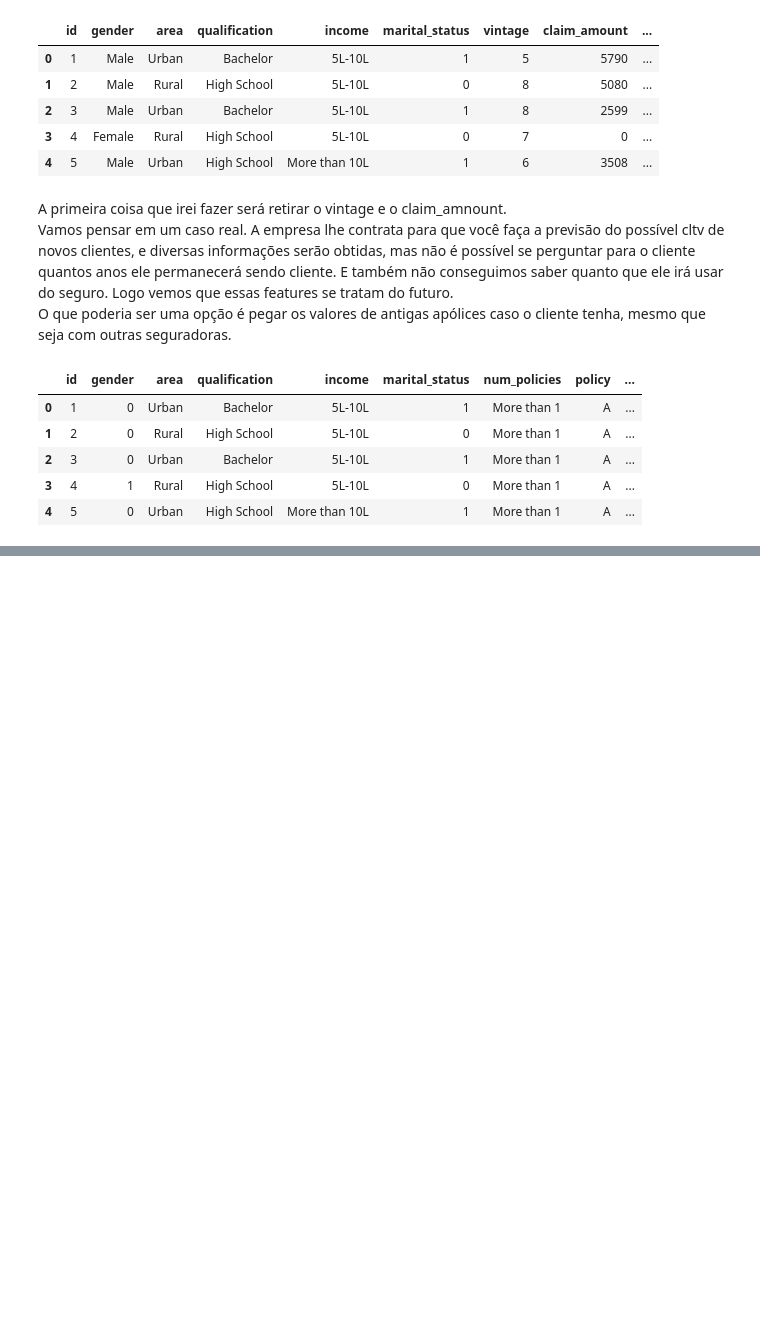
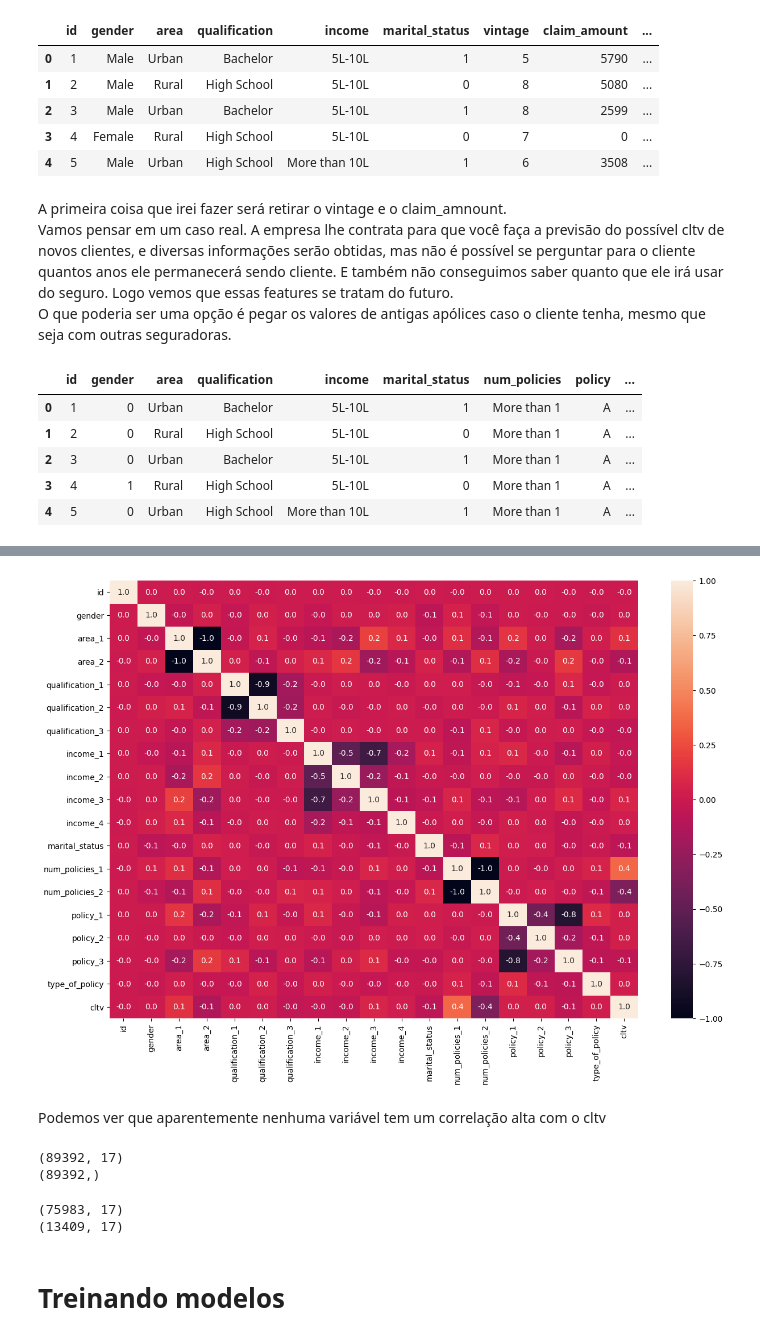
Before and after one commit to Gabriel07201/life_time_value_predictor, a Jupyter notebook: main.ipynb, the cells around one changed output, grey strips where cells are left out. Drawn from its saved outputs; the diff is of its cells as text; code cells hidden in the pictures; blank space fills up the shorter version.

Commit message:
model_selection

```diff
--- a/main.ipynb
+++ b/main.ipynb
@@ -332,3 +332,12 @@ df.head()
 | 2 | 3 | 0 | Urban | Bachelor | 5L-10L | 1 | More than 1 | A | ... |
 | 3 | 4 | 1 | Rural | High School | 5L-10L | 0 | More than 1 | A | ... |
 | 4 | 5 | 0 | Urban | High School | More than 10L | 1 | More than 1 | A | ... |
+# %%
+replace = {
+    'Silver' : 0,
+    'Gold' : 1,
+    'Platinum' : 2
+}
+
+df['type_of_policy'] = df['type_of_policy'].map(replace)
+df.head()
@@ -334,0 +353,7 @@ df.head()
+# %%
+from category_encoders.one_hot import OneHotEncoder
+
+encoder = OneHotEncoder(cols=['area', 'qualification', 'income', 'num_policies', 'policy'])
+encoder.fit(df)
+df = encoder.transform(df)
+df.head()
@@ -334,0 +367,19 @@ df.head()
+# %%
+corr = df.corr()
+
+plt.figure(figsize=(15,10))
+sns.heatmap(corr, annot=True, fmt='.1f')
+plt.show()
+# %% [output]
+[figure, added]
+# %% [markdown]
+Podemos ver que aparentemente nenhuma variável tem um correlação alta com o cltv
+# %%
+x = df.drop(['id', 'cltv'], axis=1)
+y = df['cltv']
+
+print(x.shape)
+print(y.shape)
+# %% [output]
+(89392, 17)
+(89392,)
@@ -334,0 +394,8 @@ df.head()
+# %%
+print(raw_treino_x.shape)
+print(raw_teste_x.shape)
+# %% [output]
+(75983, 17)
+(13409, 17)
+# %% [markdown]
+# Treinando modelos
```
Also changed, not shown: parts of 9 cells of this notebook, 1 other file.
